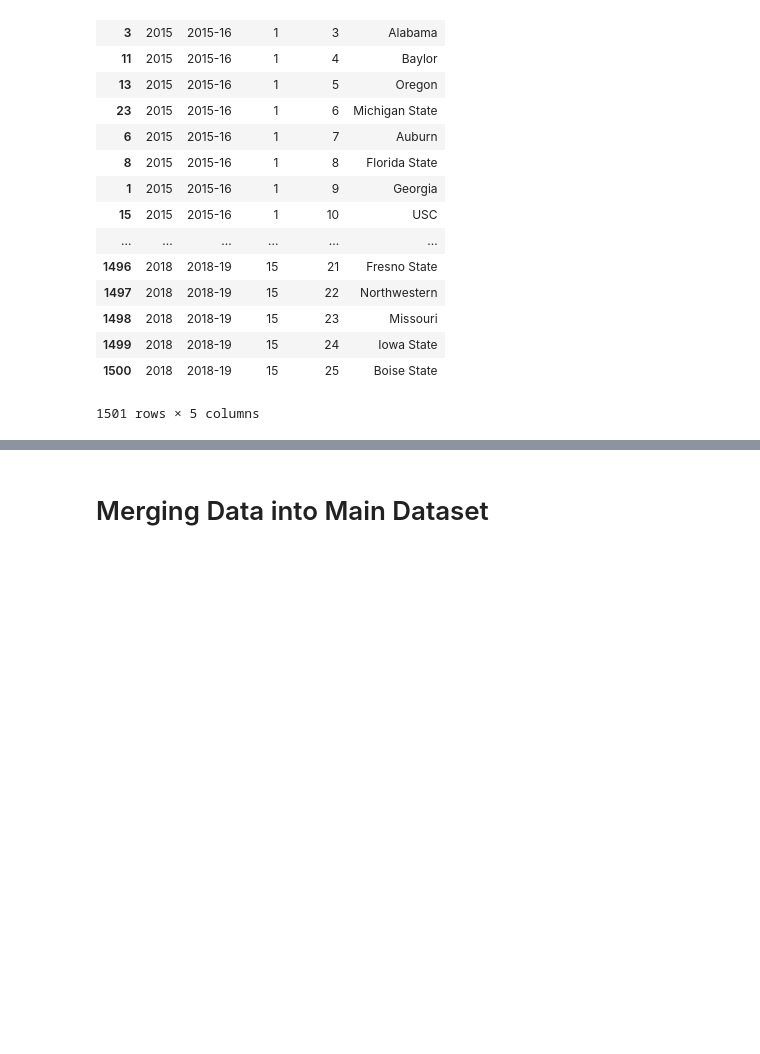
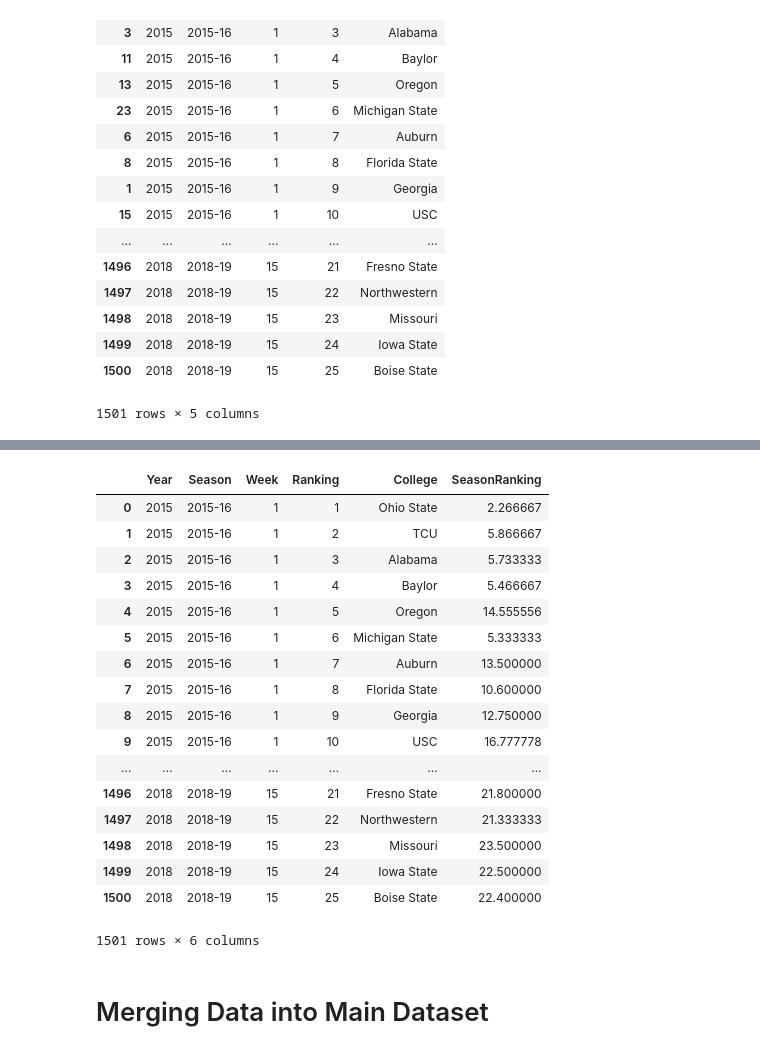
Before and after one commit to jamesbury3/College-Football-Prediction, a Jupyter notebook: API Calls.ipynb, the cells around one changed output, grey strips where cells are left out. Saved outputs shown, nothing was run; the diff lists cells and outputs as text; code cells hidden in the pictures; blank space fills up the shorter version.

```diff
--- a/API Calls.ipynb
+++ b/API Calls.ipynb
@@ -62,3 +115,28 @@ df.to_csv("df.csv", index=False)
+# %%
+avg_merged = pd.merge(
+    left=df, right=season_rankings_ungrouped, how='left', left_on=['Year', 'College'], right_on=['Year', 'College']
+)
+df = avg_merged.drop_duplicates()
+df
+# %% [output]
+|  | Year | Season | Week | Ranking | College | SeasonRanking |
+| 0 | 2015 | 2015-16 | 1 | 1 | Ohio State | 2.266667 |
+| 1 | 2015 | 2015-16 | 1 | 2 | TCU | 5.866667 |
+| 2 | 2015 | 2015-16 | 1 | 3 | Alabama | 5.733333 |
+| 3 | 2015 | 2015-16 | 1 | 4 | Baylor | 5.466667 |
+| 4 | 2015 | 2015-16 | 1 | 5 | Oregon | 14.555556 |
+| 5 | 2015 | 2015-16 | 1 | 6 | Michigan State | 5.333333 |
+| 6 | 2015 | 2015-16 | 1 | 7 | Auburn | 13.500000 |
+| 7 | 2015 | 2015-16 | 1 | 8 | Florida State | 10.600000 |
+| 8 | 2015 | 2015-16 | 1 | 9 | Georgia | 12.750000 |
+| 9 | 2015 | 2015-16 | 1 | 10 | USC | 16.777778 |
+| ... | ... | ... | ... | ... | ... | ... |
+| 1496 | 2018 | 2018-19 | 15 | 21 | Fresno State | 21.800000 |
+| 1497 | 2018 | 2018-19 | 15 | 22 | Northwestern | 21.333333 |
+| 1498 | 2018 | 2018-19 | 15 | 23 | Missouri | 23.500000 |
+| 1499 | 2018 | 2018-19 | 15 | 24 | Iowa State | 22.500000 |
+| 1500 | 2018 | 2018-19 | 15 | 25 | Boise State | 22.400000 |
+1501 rows × 6 columns
 # %% [markdown]
 # Merging Data into Main Dataset
 # %%
```
Also changed, not shown: parts of 9 cells of this notebook.
